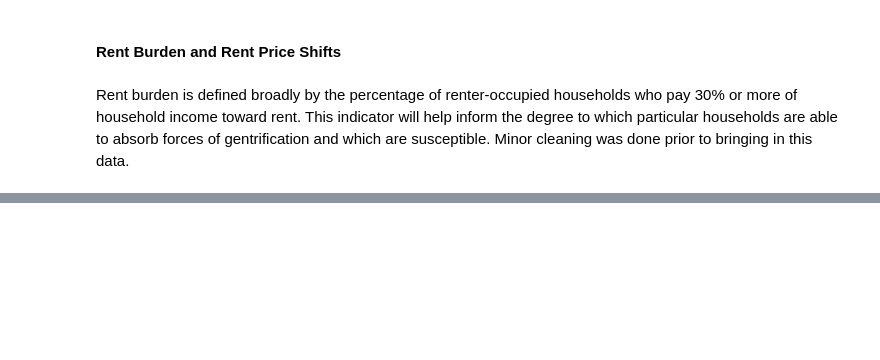
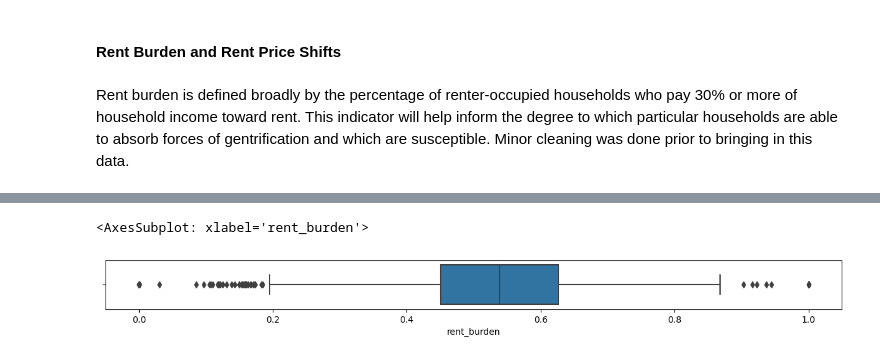
Before and after one commit to macressy/GroupProject_221, a Jupyter notebook: Group Assignments/Week 5 Assignments - Midterm/Midterm.ipynb, the cells around one changed output, grey strips where cells are left out. Saved outputs shown, nothing was run; the diff lists cells and outputs as text; code cells hidden in the pictures; blank space fills up the shorter version.

```diff
--- a/Group Assignments/Week 5 Assignments - Midterm/Midterm.ipynb
+++ b/Group Assignments/Week 5 Assignments - Midterm/Midterm.ipynb
@@ -36,7 +58,7 @@ df_race_2017
 Rent burden is defined broadly by the percentage of renter-occupied households who pay 30% or more of household income toward rent. This indicator will help inform the degree to which particular households are able to absorb forces of gentrification and which are susceptible. Minor cleaning was done prior to bringing in this data.
 # %%
 # import rent burden csv file
-df_rent_burden = pd.read_csv('rent_burden_race_2021.csv', dtype = {'Geo_FIPS':str})
+df_rent_burden = pd.read_csv('data/rent_burden_ct_1.csv', dtype = {'Geo_FIPS':str})
 # fips column does not have a leading zero, let's add that here
 df_rent_burden['Geo_FIPS'] = df_rent_burden['Geo_FIPS'].str.zfill(11)
 # inspect rent burden data frame
@@ -188,0 +73,6 @@ gdf.plot()
+# %%
+fig, ax = plt.subplots(1, 3, figsize = (15, 1))
+sns.boxplot(df_rent_burden, x='rent_burden')
+# %% [output]
+<AxesSubplot: xlabel='rent_burden'>
+[figure, added]
```
Also changed, not shown: parts of 46 cells of this notebook.
